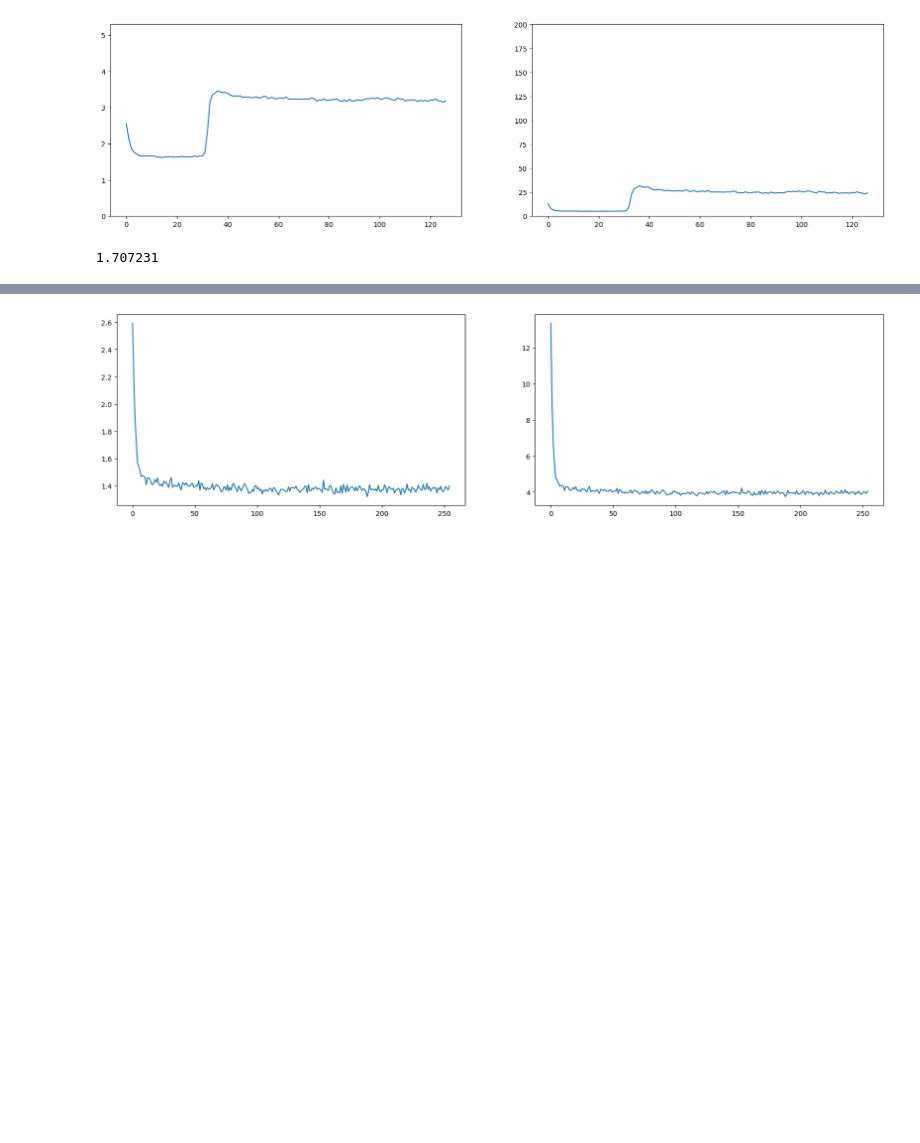
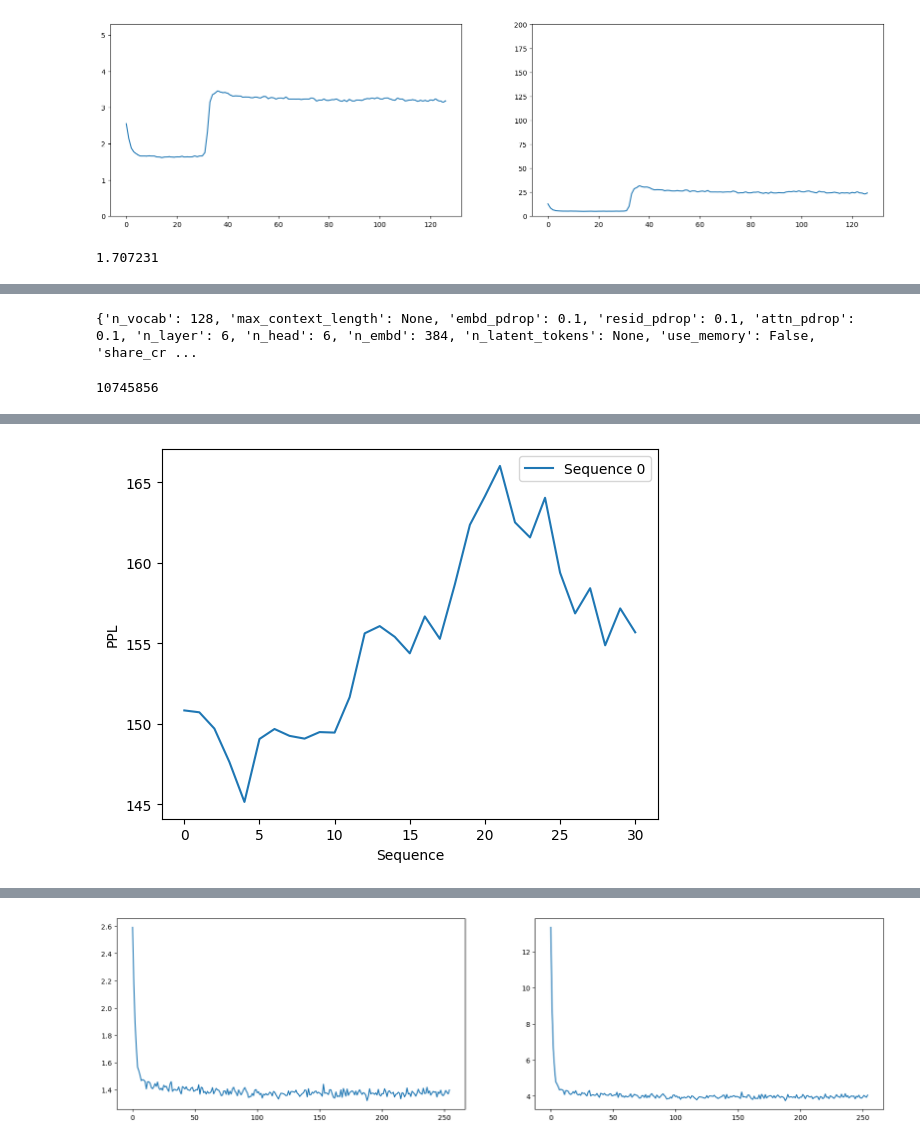
Before and after one commit to akarshkumar0101/transformer-memory, a Jupyter notebook: skip/debug.ipynb, the cells around one changed output, grey strips where cells are left out. Saved outputs shown, nothing was run; the diff lists cells and outputs as text; code cells hidden in the pictures; blank space fills up the shorter version.

```diff
--- a/skip/debug.ipynb
+++ b/skip/debug.ipynb
@@ -87,3 +128,7 @@ losses = graph_it(net, n_batches=200, batch_size=batch_size, seq_len=seq_len*4,
 losses[:32].mean()
 # %% [output]
 1.707231
+# %%
+for a, b in dataset.get_random_batches_new(ds_train, 1, 1, 100, 10, min_dist=1, max_dist=2, unbind=False):
+    # print(a.shape, b.shape)
+    print('|'.join([parser.ids2text(ai) for ai in a[0]]))
@@ -89,0 +154,31 @@ losses[:32].mean()
+# %%
+def plot_results(losses, fbin2loss):
+    def str_loss(a):
+        return f'{a: 10.5f} (={np.exp(a): 10.5f} ppl)'
+
+    print(f'       Overall loss: {str_loss(losses.mean().item())}')
+    print(f'Final Sequence loss: {str_loss(losses[-1].mean().item())}')
+
+    # plt.plot()
+
+    print(fbin2loss)
+    print(losses.shape)
+
+    for i, lossesi in list(enumerate(losses)):
+        plt.plot(lossesi.exp(), label=f'Sequence {i}')
+    plt.xlabel('Sequence'); plt.ylabel('PPL')
+    # plt.ylim(0, 160)
+    plt.legend()
+    plt.show()
+# %%
+config_net = longrange.get_config("transformer")
+print(config_net)
+net = longrange.LongRangeGPT(**config_net)
+util.count_params(net)
+# %% [output]
+{'n_vocab': 128, 'max_context_length': None, 'embd_pdrop': 0.1, 'resid_pdrop': 0.1, 'attn_pdrop': 0.1, 'n_layer': 6, 'n_head': 6, 'n_embd': 384, 'n_latent_tokens': None, 'use_memory': False, 'share_cr ...
+10745856
+# %%
+losses, fbin2loss = evaluate.evaluate_longrange(ds_test, net, 100, 32, 1, 32, 'cuda:0', tqdm=tqdm)
+plot_results(losses, fbin2loss)
+# %% [output]
@@ -89,0 +189 @@ losses[:32].mean()
+[figure, added]
```
Also changed, not shown: parts of 27 cells of this notebook, 9 other files.
